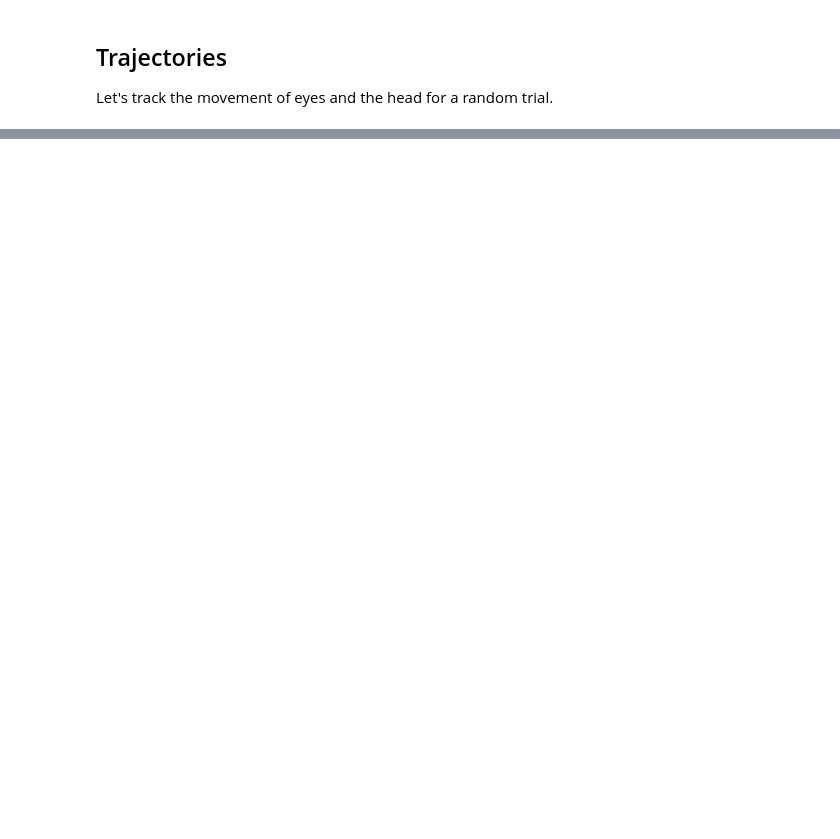
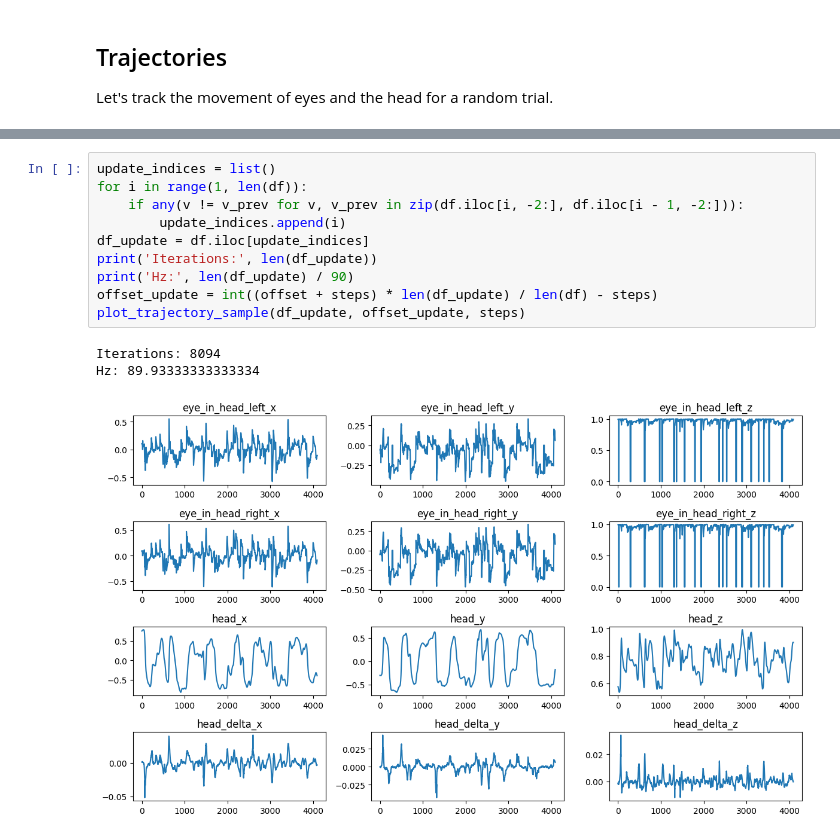
Before and after one commit to aria-lab-code/vr-exoskeleton, a Jupyter notebook: notebooks/explore.ipynb, the cells around one changed output, grey strips where cells are left out. Drawn from its saved outputs; the diff is of its cells as text; blank space fills up the shorter version.

```diff
--- a/notebooks/explore.ipynb
+++ b/notebooks/explore.ipynb
@@ -446,0 +442,14 @@ Starting frame: 8674
+# %%
+update_indices = list()
+for i in range(1, len(df)):
+    if any(v != v_prev for v, v_prev in zip(df.iloc[i, -2:], df.iloc[i - 1, -2:])):
+        update_indices.append(i)
+df_update = df.iloc[update_indices]
+print('Iterations:', len(df_update))
+print('Hz:', len(df_update) / 90)
+offset_update = int((offset + steps) * len(df_update) / len(df) - steps)
+plot_trajectory_sample(df_update, offset_update, steps)
+# %% [output]
+Iterations: 8094
+Hz: 89.93333333333334
+[figure, added]
```
Also changed, not shown: parts of 5 cells of this notebook, 7 other files.
